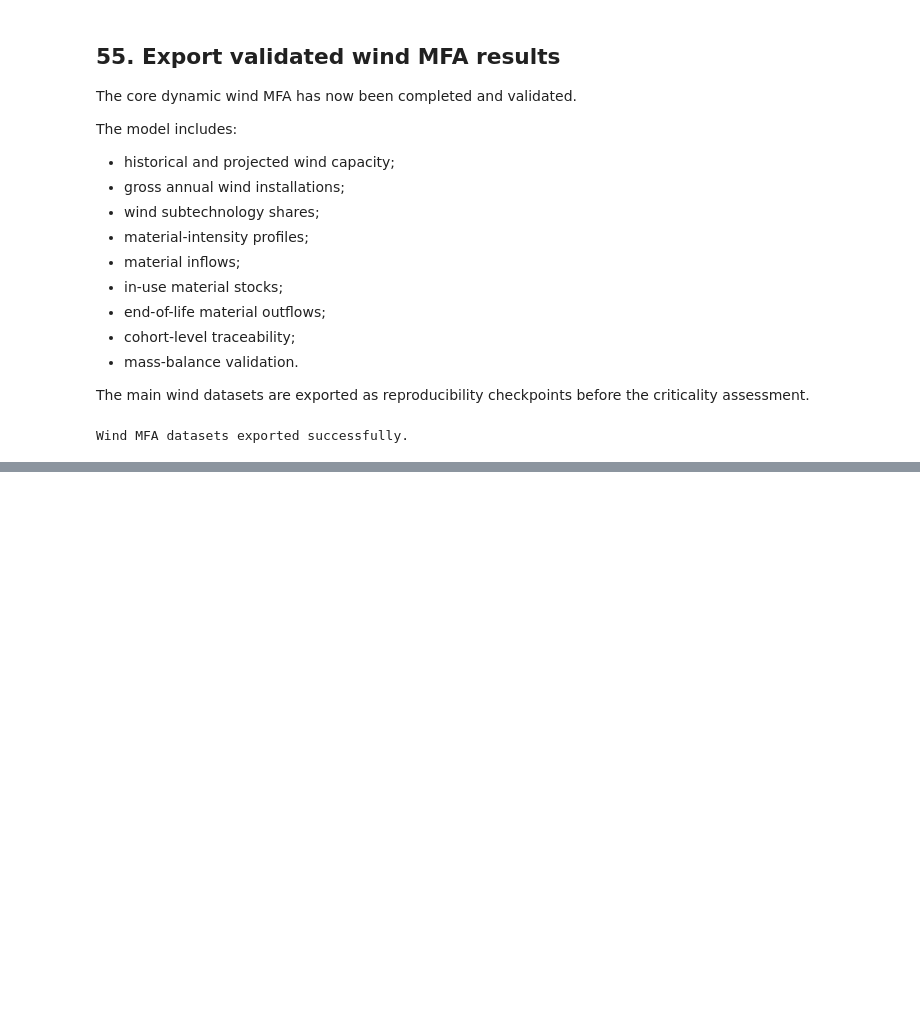
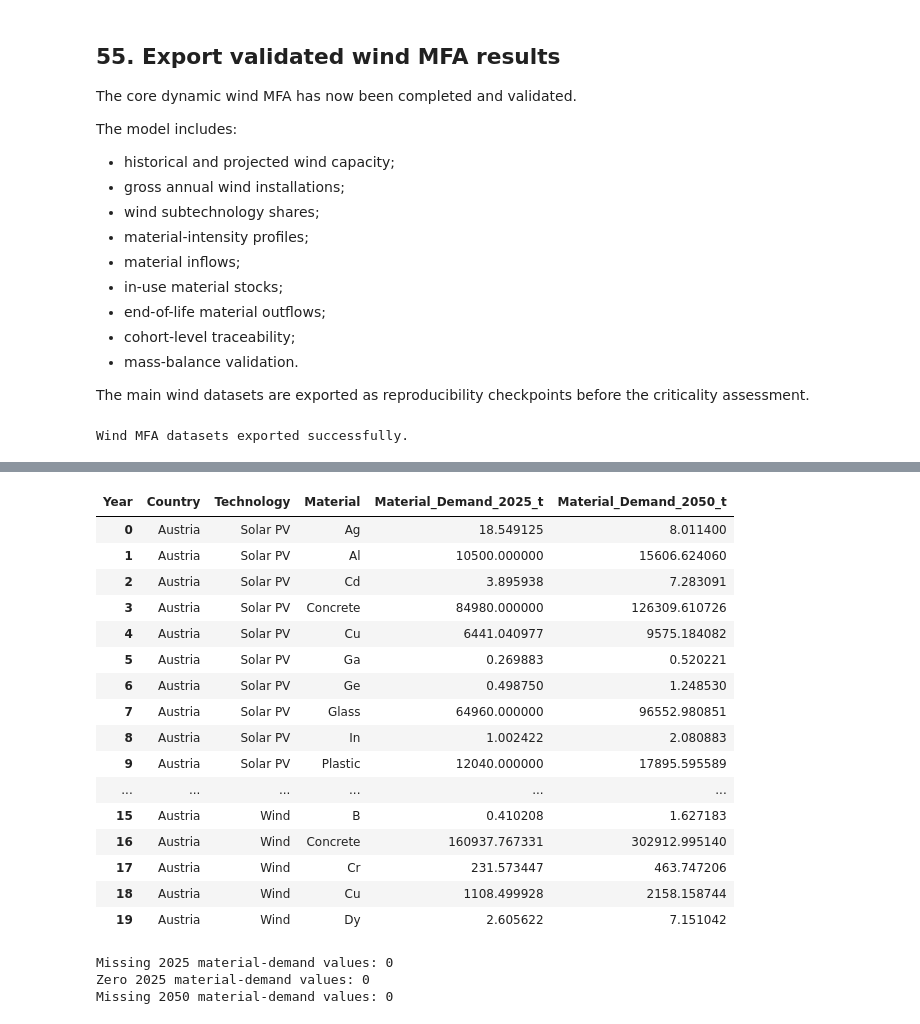
Before and after one commit to Trickwillfrit/MFA, a Jupyter notebook: notebooks/ENV501_Austria_Croatia_MFA.ipynb, the cells around one changed output, grey strips where cells are left out. Cells and saved outputs as stored; diff of their text form; code cells hidden in the pictures; blank space fills up the shorter version.

```diff
--- a/notebooks/ENV501_Austria_Croatia_MFA.ipynb
+++ b/notebooks/ENV501_Austria_Croatia_MFA.ipynb
@@ -6071,0 +6305,70 @@ Wind MFA datasets exported successfully.
+# %%
+material_demand_growth = (
+    material_demand_input[
+        material_demand_input["Year"].isin([2025, 2050])
+    ]
+    .pivot(
+        index=[
+            "Country",
+            "Technology",
+            "Material"
+        ],
+        columns="Year",
+        values="Material_Inflow_t"
+    )
+    .reset_index()
+)
+
+material_demand_growth = material_demand_growth.rename(
+    columns={
+        2025: "Material_Demand_2025_t",
+        2050: "Material_Demand_2050_t"
+    }
+)
+
+display(material_demand_growth.head(20))
+# %% [output]
+| Year | Country | Technology | Material | Material_Demand_2025_t | Material_Demand_2050_t |
+| 0 | Austria | Solar PV | Ag | 18.549125 | 8.011400 |
+| 1 | Austria | Solar PV | Al | 10500.000000 | 15606.624060 |
+| 2 | Austria | Solar PV | Cd | 3.895938 | 7.283091 |
+| 3 | Austria | Solar PV | Concrete | 84980.000000 | 126309.610726 |
+| 4 | Austria | Solar PV | Cu | 6441.040977 | 9575.184082 |
+| 5 | Austria | Solar PV | Ga | 0.269883 | 0.520221 |
+| 6 | Austria | Solar PV | Ge | 0.498750 | 1.248530 |
+| 7 | Austria | Solar PV | Glass | 64960.000000 | 96552.980851 |
+| 8 | Austria | Solar PV | In | 1.002422 | 2.080883 |
+| 9 | Austria | Solar PV | Plastic | 12040.000000 | 17895.595589 |
+| ... | ... | ... | ... | ... | ... |
+| 15 | Austria | Wind | B | 0.410208 | 1.627183 |
+| 16 | Austria | Wind | Concrete | 160937.767331 | 302912.995140 |
+| 17 | Austria | Wind | Cr | 231.573447 | 463.747206 |
+| 18 | Austria | Wind | Cu | 1108.499928 | 2158.158744 |
+| 19 | Austria | Wind | Dy | 2.605622 | 7.151042 |
+# %%
+print(
+    "Missing 2025 material-demand values:",
+    material_demand_growth[
+        "Material_Demand_2025_t"
+    ].isna().sum()
+)
+
+print(
+    "Zero 2025 material-demand values:",
+    (
+        material_demand_growth[
+            "Material_Demand_2025_t"
+        ] == 0
+    ).sum()
+)
+
+print(
+    "Missing 2050 material-demand values:",
+    material_demand_growth[
+        "Material_Demand_2050_t"
+    ].isna().sum()
+)
+# %% [output]
+Missing 2025 material-demand values: 0
+Zero 2025 material-demand values: 0
+Missing 2050 material-demand values: 0
```
Also changed, not shown: parts of 11 cells of this notebook.
